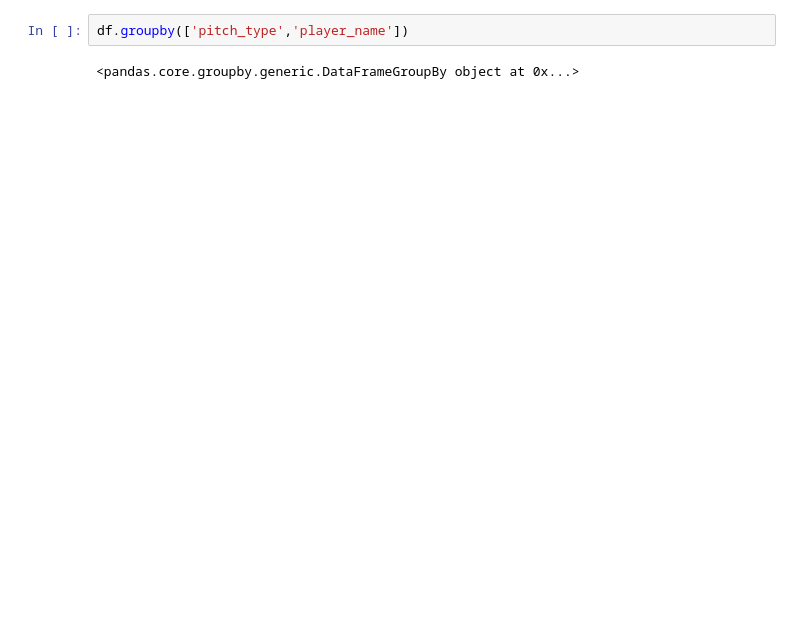
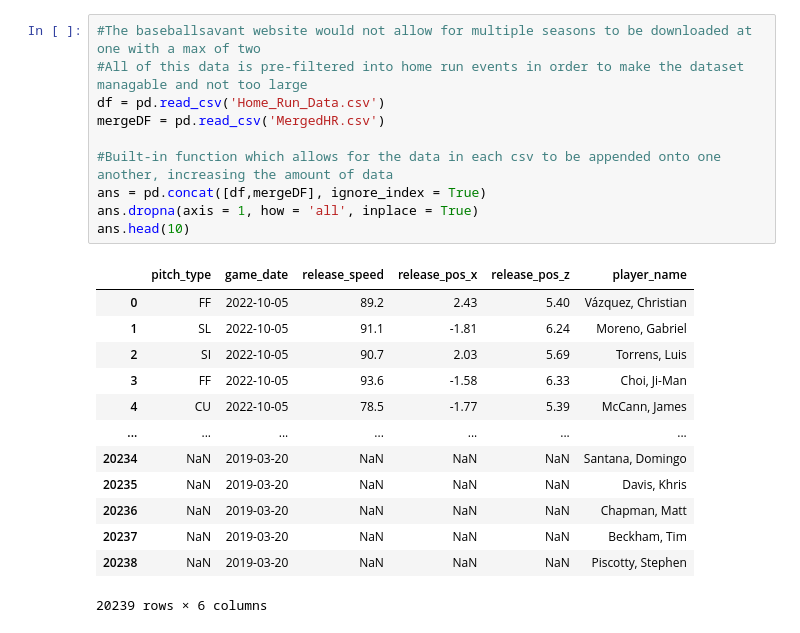
Before and after one commit to skyfall17/MLB_Statistics, a Jupyter notebook: Homerun Correlation.ipynb, the cells around one changed output. Cells and saved outputs as stored; diff of their text form; blank space fills up the shorter version.

```diff
--- a/Homerun Correlation.ipynb
+++ b/Homerun Correlation.ipynb
@@ -16,4 +6,24 @@ df.head()
-# %%
-df.groupby(['pitch_type','player_name'])
-# %% [output]
-<pandas.core.groupby.generic.DataFrameGroupBy object at 0x...>
+# %%
+#The baseballsavant website would not allow for multiple seasons to be downloaded at one with a max of two
+#All of this data is pre-filtered into home run events in order to make the dataset managable and not too large
+df = pd.read_csv('Home_Run_Data.csv')
+mergeDF = pd.read_csv('MergedHR.csv')
+
+#Built-in function which allows for the data in each csv to be appended onto one another, increasing the amount of data
+ans = pd.concat([df,mergeDF], ignore_index = True)
+ans.dropna(axis = 1, how = 'all', inplace = True)
+ans.head(10)
+# %% [output]
+|  | pitch_type | game_date | release_speed | release_pos_x | release_pos_z | player_name |
+| 0 | FF | 2022-10-05 | 89.2 | 2.43 | 5.40 | Vázquez, Christian |
+| 1 | SL | 2022-10-05 | 91.1 | -1.81 | 6.24 | Moreno, Gabriel |
+| 2 | SI | 2022-10-05 | 90.7 | 2.03 | 5.69 | Torrens, Luis |
+| 3 | FF | 2022-10-05 | 93.6 | -1.58 | 6.33 | Choi, Ji-Man |
+| 4 | CU | 2022-10-05 | 78.5 | -1.77 | 5.39 | McCann, James |
+| ... | ... | ... | ... | ... | ... | ... |
+| 20234 | NaN | 2019-03-20 | NaN | NaN | NaN | Santana, Domingo |
+| 20235 | NaN | 2019-03-20 | NaN | NaN | NaN | Davis, Khris |
+| 20236 | NaN | 2019-03-20 | NaN | NaN | NaN | Chapman, Matt |
+| 20237 | NaN | 2019-03-20 | NaN | NaN | NaN | Beckham, Tim |
+| 20238 | NaN | 2019-03-20 | NaN | NaN | NaN | Piscotty, Stephen |
+20239 rows × 6 columns
```
Also changed, not shown: parts of 13 cells of this notebook, 32 other files.
